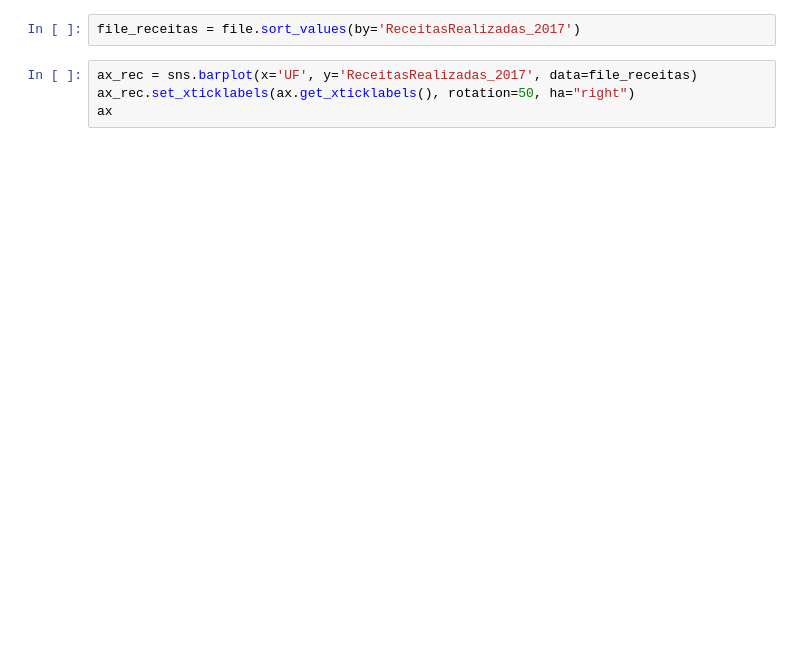
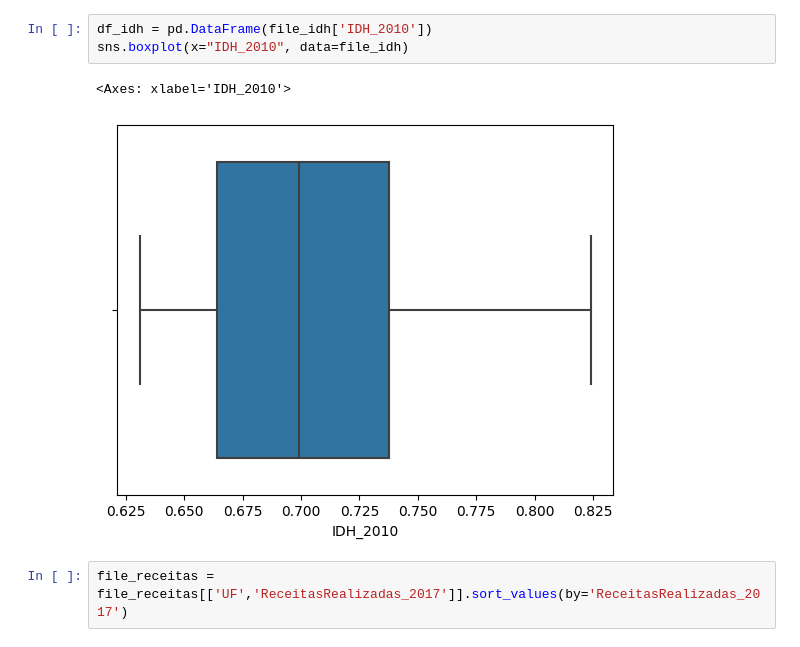
Before and after one commit to liliansom/IBGE, a Jupyter notebook: Analise.ipynb, the cells around one changed output. Saved outputs shown, nothing was run; the diff lists cells and outputs as text; blank space fills up the shorter version.

Commit message:
Realizando análise dos dados IBGE.csv
Realizando análise com pandas, seaborn.
Realizado boxplot, gráficos de barra...

```diff
--- a/Analise.ipynb
+++ b/Analise.ipynb
@@ -18,6 +43,8 @@ ax
+# %%
+df_idh = pd.DataFrame(file_idh['IDH_2010'])
+sns.boxplot(x="IDH_2010", data=file_idh)
+# %% [output]
+<Axes: xlabel='IDH_2010'>
+[figure, added]
 # %%
-file_receitas = file.sort_values(by='ReceitasRealizadas_2017')
+file_receitas = file_receitas[['UF','ReceitasRealizadas_2017']].sort_values(by='ReceitasRealizadas_2017')
-# %%
-ax_rec = sns.barplot(x='UF', y='ReceitasRealizadas_2017', data=file_receitas)
-ax_rec.set_xticklabels(ax.get_xticklabels(), rotation=50, ha="right")
-ax
```
Also changed, not shown: parts of 13 cells of this notebook.
